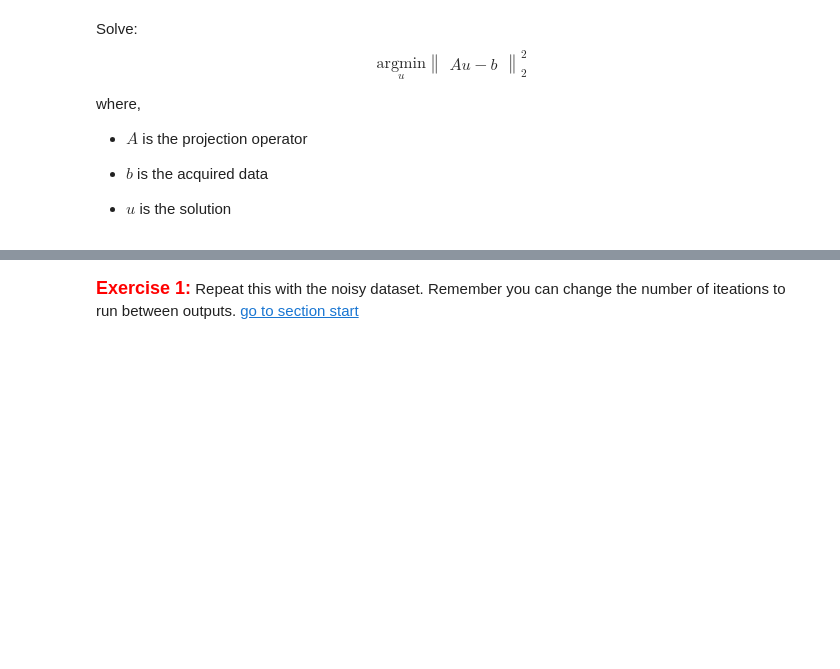
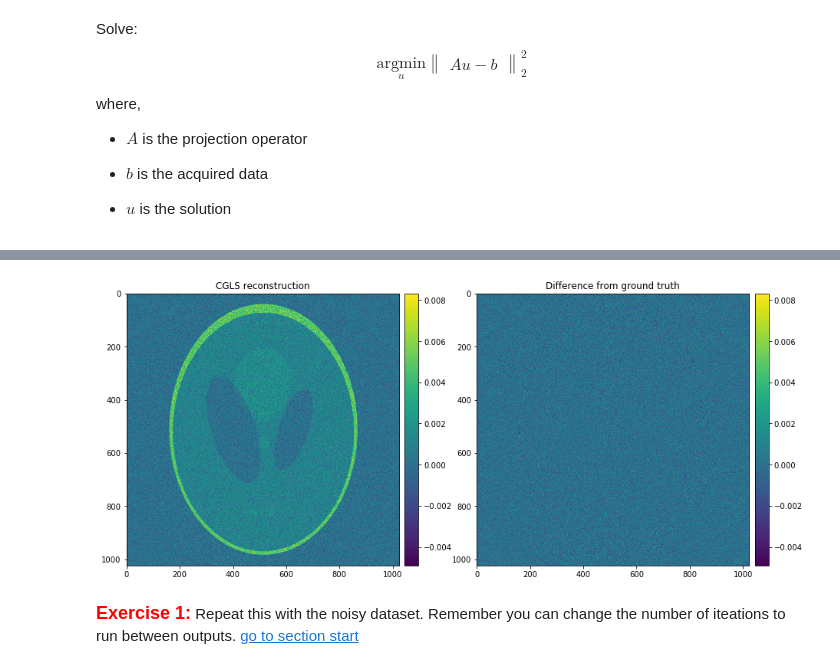
Before and after one commit to paskino/CIL-Demos, a Jupyter notebook: Notebooks/ex04_tikhonov_block_gemma.ipynb, the cells around one changed output, grey strips where cells are left out. Drawn from its saved outputs; the diff is of its cells as text; code cells hidden in the pictures; blank space fills up the shorter version.

```diff
--- a/Notebooks/ex04_tikhonov_block_gemma.ipynb
+++ b/Notebooks/ex04_tikhonov_block_gemma.ipynb
@@ -154,10 +203,15 @@ cgls.run(100, verbose = True)
 # %%
 #plot the results
 CGLS_simple = cgls.get_output()
 
 residuals = ig.allocate(0)
 residuals.fill(cgls.get_output().as_array()- model.as_array())
-plot2D_2(CGLS_simple, "CGLS reconstruction", residuals, "Difference from ground truth")
+
+plots = [CGLS_simple, residuals]
+titles = ["CGLS reconstruction","Difference from ground truth" ]
+plotter2D(plots,titles,fix_range=True)
+# %% [output]
+[figure, added]
 # %% [markdown]
 <span style="color:red;font-size:larger">**Exercise 1:**</span> Repeat this with the noisy dataset. Remember you can change the number of iteations to run between outputs. [go to section start](#section_CGLS_simple)
 # %% [markdown]
```
Also changed, not shown: parts of 19 cells of this notebook.
